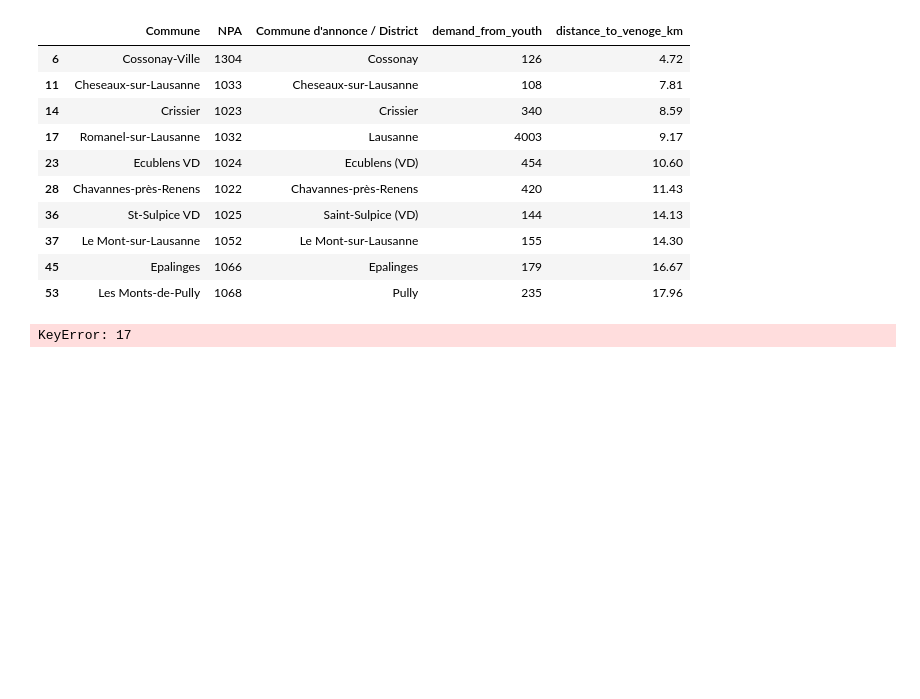
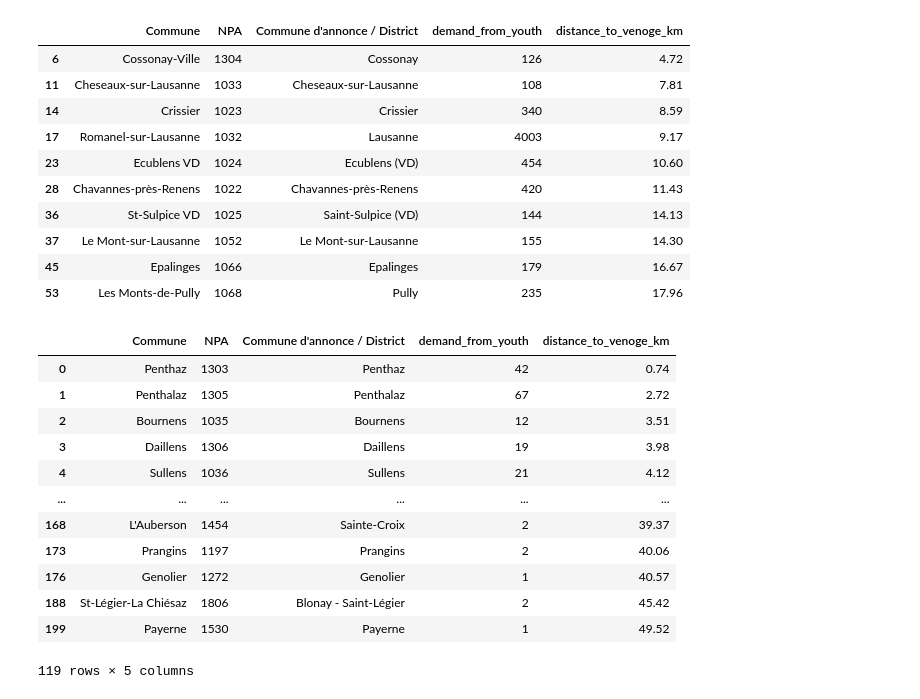
Before and after one commit to baertsch/MGT-530-SLO, a Jupyter notebook: young_people_only.ipynb, the cells around one changed output. Drawn from its saved outputs; the diff is of its cells as text; code cells hidden in the pictures; blank space fills up the shorter version.

```diff
--- a/young_people_only.ipynb
+++ b/young_people_only.ipynb
@@ -343,37 +343,3 @@ os.makedirs(output_dir, exist_ok=True)
 # %%
 demand.to_csv(os.path.join(output_dir,'demand_from_youth.csv'),index=False)
 distance_matrix.to_csv(os.path.join(output_dir,'distance_matrix_youth.csv'),index=False)
-# %%
-# Step 1: Repeat the operation until no `demand_from_youth` > 100
-while (demand['demand_from_youth'] > 100).any():
-    rows_to_split = demand[demand['demand_from_youth'] > 100]
-    for index, row in rows_to_split.iterrows():
-        # Split the demand value
-        original_value = row['demand_from_youth']
-        demand.loc[index, 'demand_from_youth'] = original_value / 2  # Update original row
-        new_row = row.copy()
-        new_row['demand_from_youth'] = original_value / 2
-        new_index = index + 1  # New index is +1 of the original index
-
-        # Step 2: Duplicate rows and columns in `distance_matrix` BEFORE incrementing indices
-        distance_matrix[new_index] = distance_matrix[index]  # Duplicate column
-        distance_matrix.loc[new_index] = distance_matrix.loc[index]  # Duplicate row
-
-        # Increment all indices greater than or equal to the new index
-        demand.index = demand.index.map(lambda x: x + 1 if x >= new_index else x)
-        distance_matrix.index = distance_matrix.index.map(lambda x: x + 1 if x >= new_index else x)
-        distance_matrix.columns = distance_matrix.columns.map(lambda x: x + 1 if x >= new_index else x)
-
-        # Add the duplicated row to `demand`
-        demand.loc[new_index] = new_row
-
-# Sort the distance_matrix to keep the order consistent
-distance_matrix = distance_matrix.sort_index(axis=0).sort_index(axis=1)
-
-# Output the results
-print("Updated Demand DataFrame:")
-print(demand)
-print("\nUpdated Distance Matrix:")
-print(distance_matrix)
-# %% [output]
-KeyError: 17
@@ -379,0 +349,16 @@ KeyError: 17
+# %%
+demand
+# %% [output]
+|  | Commune | NPA | Commune d'annonce / District | demand_from_youth | distance_to_venoge_km |
+| 0 | Penthaz | 1303 | Penthaz | 42 | 0.74 |
+| 1 | Penthalaz | 1305 | Penthalaz | 67 | 2.72 |
+| 2 | Bournens | 1035 | Bournens | 12 | 3.51 |
+| 3 | Daillens | 1306 | Daillens | 19 | 3.98 |
+| 4 | Sullens | 1036 | Sullens | 21 | 4.12 |
+| ... | ... | ... | ... | ... | ... |
+| 168 | L'Auberson | 1454 | Sainte-Croix | 2 | 39.37 |
+| 173 | Prangins | 1197 | Prangins | 2 | 40.06 |
+| 176 | Genolier | 1272 | Genolier | 1 | 40.57 |
+| 188 | St-Légier-La Chiésaz | 1806 | Blonay - Saint-Légier | 2 | 45.42 |
+| 199 | Payerne | 1530 | Payerne | 1 | 49.52 |
+119 rows × 5 columns
```
Also changed, not shown: parts of 5 cells of this notebook.
